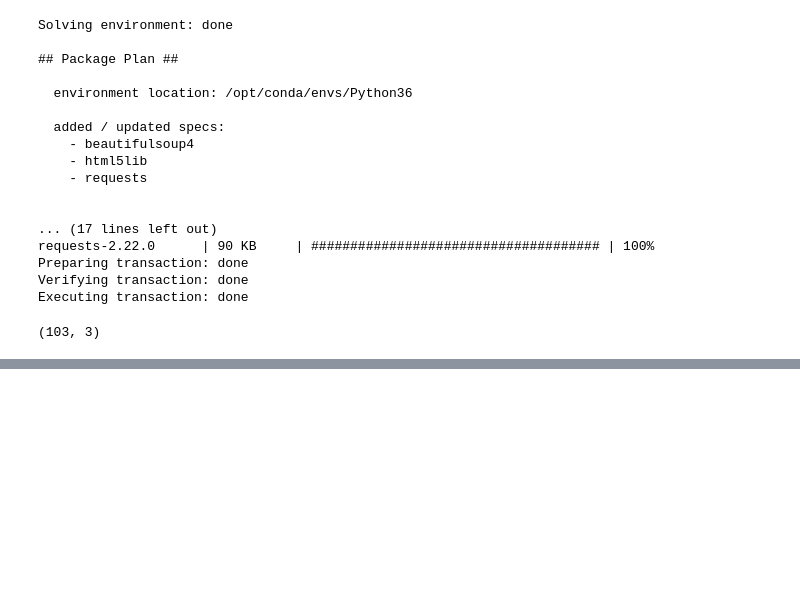
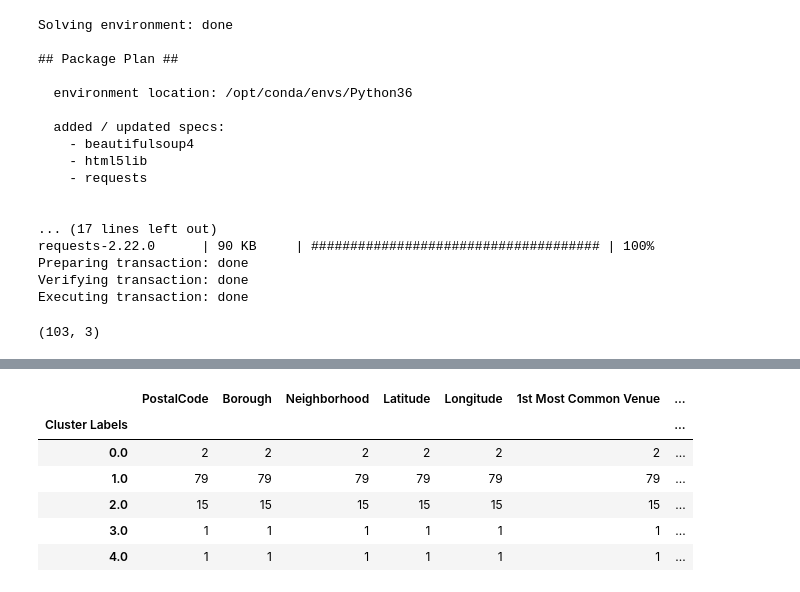
Before and after one commit to falconvu/Coursera_Capstone, a Jupyter notebook: Toronto Neighborhoods W1.ipynb, the cells around one changed output, grey strips where cells are left out. Saved outputs shown, nothing was run; the diff lists cells and outputs as text; code cells hidden in the pictures; blank space fills up the shorter version.

```diff
--- a/Toronto Neighborhoods W1.ipynb
+++ b/Toronto Neighborhoods W1.ipynb
@@ -81,0 +331,12 @@ df.shape
+# %%
+toronto_merged=toronto_merged.dropna()
+# %%
+toronto_merged.groupby('Cluster Labels').count()
+# %% [output]
+|  | PostalCode | Borough | Neighborhood | Latitude | Longitude | 1st Most Common Venue | ... |
+| Cluster Labels |  |  |  |  |  |  | ... |
+| 0.0 | 2 | 2 | 2 | 2 | 2 | 2 | ... |
+| 1.0 | 79 | 79 | 79 | 79 | 79 | 79 | ... |
+| 2.0 | 15 | 15 | 15 | 15 | 15 | 15 | ... |
+| 3.0 | 1 | 1 | 1 | 1 | 1 | 1 | ... |
+| 4.0 | 1 | 1 | 1 | 1 | 1 | 1 | ... |
```
Also changed, not shown: parts of 24 cells of this notebook.
